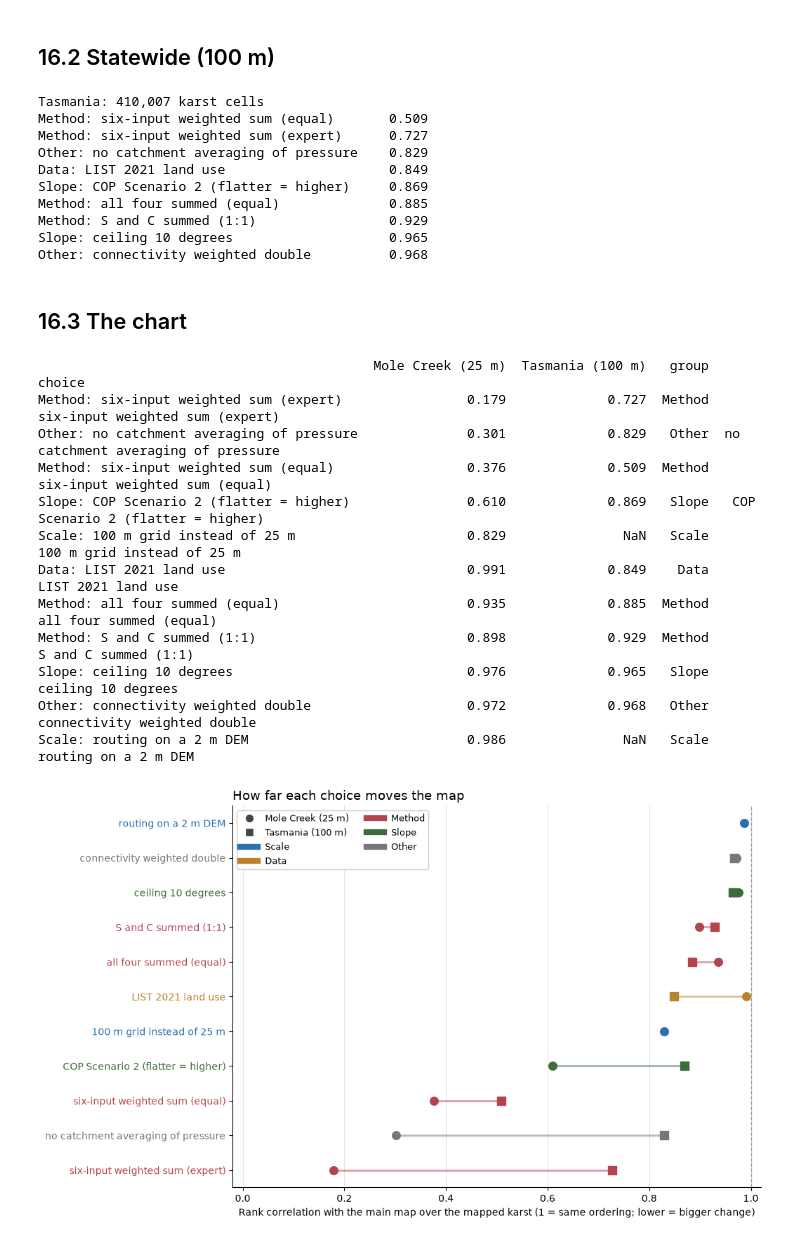
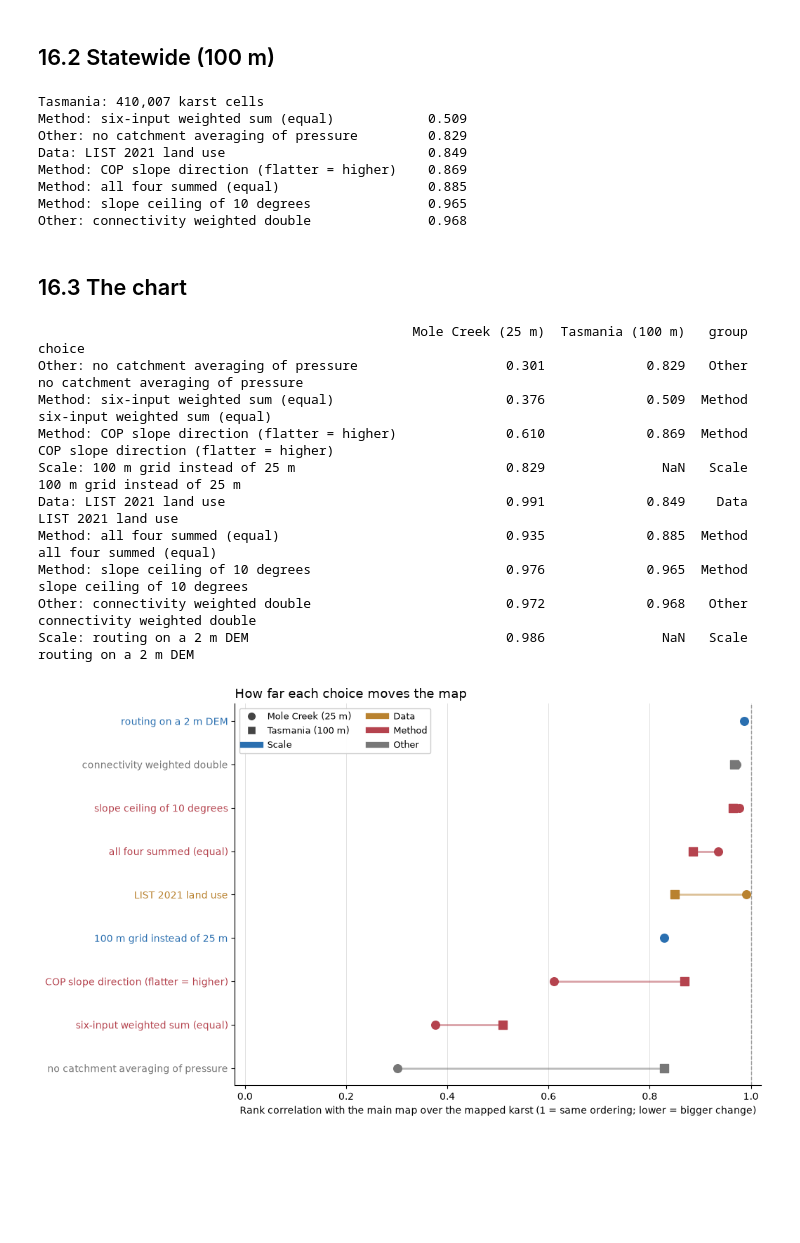
Before and after one commit to University-of-Tasmania-GPSS/AT3_Group3_2026, a Jupyter notebook: notebooks/16_which_choices_matter.ipynb, the cells around one changed output. Saved outputs shown, nothing was run; the diff lists cells and outputs as text; code cells hidden in the pictures; blank space fills up the shorter version.

```diff
--- a/notebooks/16_which_choices_matter.ipynb
+++ b/notebooks/16_which_choices_matter.ipynb
@@ -32,7 +31,7 @@ from karst import (add_karst_susceptibility, add_connectivity, add_connectivity_
 from hydro import slope_degrees, slope_risk_multiplier, score_watercourses
 from landuse import fetch_landuse_pressure
 from landuse_list import MATRIX, load_list_landuse, pressure_raster
-from structures import weighted_sum, build_inputs, W_EQUAL, W_EXPERT
+from structures import weighted_sum, build_inputs, W_EQUAL
 
 data = Path(os.environ.get("AT3_DATA_DIR", "data"))
 inpath = data / "Input_data"
@@ -53,12 +52,10 @@ def variants(S, C, P_main, m, extras):
     out = {
         "main": S * C * P_main * m,
         "Data: LIST 2021 land use": S * C * extras["P_list"] * m,
-        "Method: S and C summed (1:1)": (S + C) / 2 * P_main * m,
         "Method: all four summed (equal)": np.where(gate, (S + C + P_main + slope_in) / 4, 0.0),
         "Method: six-input weighted sum (equal)": weighted_sum(extras["X"], W_EQUAL) * P_main,
-        "Method: six-input weighted sum (expert)": weighted_sum(extras["X"], W_EXPERT) * P_main,
-        "Slope: ceiling 10 degrees": S * C * P_main * slope_risk_multiplier(extras["slope_deg"], ref_deg=10),
-        "Slope: COP Scenario 2 (flatter = higher)": S * C * P_main * cop_scenario2(extras["slope_deg"]),
+        "Method: slope ceiling of 10 degrees": S * C * P_main * slope_risk_multiplier(extras["slope_deg"], ref_deg=10),
+        "Method: COP slope direction (flatter = higher)": S * C * P_main * cop_scenario2(extras["slope_deg"]),
         "Other: no catchment averaging of pressure": S * C * extras["P_raw"] * m,
         "Other: connectivity weighted double": S * C ** 2 * P_main * m,
     }
@@ -184,15 +179,13 @@ print(f"Tasmania: {int((tvalid & (t_int > 0) & np.isfinite(trisks['main'])).sum(
 print(pd.Series(corr_tas).round(3).sort_values().to_string())
 # %% [output]
 Tasmania: 410,007 karst cells
-Method: six-input weighted sum (equal)       0.509
-Method: six-input weighted sum (expert)      0.727
-Other: no catchment averaging of pressure    0.829
-Data: LIST 2021 land use                     0.849
-Slope: COP Scenario 2 (flatter = higher)     0.869
-Method: all four summed (equal)              0.885
-Method: S and C summed (1:1)                 0.929
-Slope: ceiling 10 degrees                    0.965
-Other: connectivity weighted double          0.968
+Method: six-input weighted sum (equal)            0.509
+Other: no catchment averaging of pressure         0.829
+Data: LIST 2021 land use                          0.849
+Method: COP slope direction (flatter = higher)    0.869
+Method: all four summed (equal)                   0.885
+Method: slope ceiling of 10 degrees               0.965
+Other: connectivity weighted double               0.968
 # %% [markdown]
 ## 16.3 The chart
 # %%
@@ -204,7 +197,7 @@ table = table.sort_values("sort")
 table.drop(columns="sort").round(3).to_csv(outpath / "stage16_choices_rank_correlation.csv")
 print(table.drop(columns=["sort"]).round(3).to_string())
 
-GROUP_COLOURS = {"Scale": "#2a6fb0", "Data": "#b9822f", "Method": "#b5434e", "Slope": "#3d6b3a", "Other": "#777777"}
+GROUP_COLOURS = {"Scale": "#2a6fb0", "Data": "#b9822f", "Method": "#b5434e", "Other": "#777777"}
 fig, ax = plt.subplots(figsize=(10.5, 6.4))
 ypos = np.arange(len(table))
 for y, (_, row) in zip(ypos, table.iterrows()):
@@ -213,43 +206,41 @@ for y, (_, row) in zip(ypos, table.iterrows()):
     if np.isfinite(a) and np.isfinite(b):
         ax.plot([a, b], [y, y], color=colour, lw=2, alpha=0.5, zorder=1)
     if np.isfinite(a):
         ax.scatter(a, y, s=70, color=colour, marker="o", zorder=3)
     if np.isfinite(b):
         ax.scatter(b, y, s=70, color=colour, marker="s", zorder=3)
 ax.set_yticks(ypos)
 ax.set_yticklabels([f"{r['choice']}" for _, r in table.iterrows()], fontsize=10)
 for tick, (_, row) in zip(ax.get_yticklabels(), table.iterrows()):
     tick.set_color(GROUP_COLOURS[row["group"]])
 low = float(np.floor(min(0.0, table[['Mole Creek (25 m)', 'Tasmania (100 m)']].min().min()) * 10) / 10)
 ax.set_xlim(low - 0.02, 1.02)
 ax.axvline(1.0, color="#999999", lw=1, ls="--")
 if low < 0:
     ax.axvline(0.0, color="#bbbbbb", lw=1)
 ax.set_xlabel("Rank correlation with the main map over the mapped karst (1 = same ordering; lower = bigger change)", fontsize=10)
 ax.grid(axis="x", color="#dddddd", lw=0.6)
 ax.set_axisbelow(True)
 from matplotlib.lines import Line2D
 legend = [Line2D([0], [0], marker="o", color="w", markerfacecolor="#444444", markersize=9, label="Mole Creek (25 m)"),
           Line2D([0], [0], marker="s", color="w", markerfacecolor="#444444", markersize=9, label="Tasmania (100 m)")]
 legend += [Line2D([0], [0], color=c, lw=6, label=g) for g, c in GROUP_COLOURS.items()]
 ax.legend(handles=legend, loc="upper left", fontsize=9, framealpha=0.95, ncol=2)
 ax.set_title("How far each choice moves the map", fontsize=13, loc="left")
 for side in ("top", "right"):
     ax.spines[side].set_visible(False)
 plt.tight_layout()
 fig.savefig(Path("..") / "figures" / "choices_that_matter.png", dpi=200, bbox_inches="tight")
 plt.show()
 # %% [output]
-                                           Mole Creek (25 m)  Tasmania (100 m)   group                              choice
-Method: six-input weighted sum (expert)                0.179             0.727  Method     six-input weighted sum (expert)
-Other: no catchment averaging of pressure              0.301             0.829   Other  no catchment averaging of pressure
-Method: six-input weighted sum (equal)                 0.376             0.509  Method      six-input weighted sum (equal)
-Slope: COP Scenario 2 (flatter = higher)               0.610             0.869   Slope   COP Scenario 2 (flatter = higher)
-Scale: 100 m grid instead of 25 m                      0.829               NaN   Scale          100 m grid instead of 25 m
-Data: LIST 2021 land use                               0.991             0.849    Data                  LIST 2021 land use
-Method: all four summed (equal)                        0.935             0.885  Method             all four summed (equal)
-Method: S and C summed (1:1)                           0.898             0.929  Method                S and C summed (1:1)
-Slope: ceiling 10 degrees                              0.976             0.965   Slope                  ceiling 10 degrees
-Other: connectivity weighted double                    0.972             0.968   Other        connectivity weighted double
-Scale: routing on a 2 m DEM                            0.986               NaN   Scale                routing on a 2 m DEM
+                                                Mole Creek (25 m)  Tasmania (100 m)   group                                  choice
+Other: no catchment averaging of pressure                   0.301             0.829   Other      no catchment averaging of pressure
+Method: six-input weighted sum (equal)                      0.376             0.509  Method          six-input weighted sum (equal)
+Method: COP slope direction (flatter = higher)              0.610             0.869  Method  COP slope direction (flatter = higher)
+Scale: 100 m grid instead of 25 m                           0.829               NaN   Scale              100 m grid instead of 25 m
+Data: LIST 2021 land use                                    0.991             0.849    Data                      LIST 2021 land use
+Method: all four summed (equal)                             0.935             0.885  Method                 all four summed (equal)
+Method: slope ceiling of 10 degrees                         0.976             0.965  Method             slope ceiling of 10 degrees
+Other: connectivity weighted double                         0.972             0.968   Other            connectivity weighted double
+Scale: routing on a 2 m DEM                                 0.986               NaN   Scale                    routing on a 2 m DEM
-[figure, old version]
+[figure, new version]
```
Also changed, not shown: parts of 4 cells of this notebook, 12 other files.
